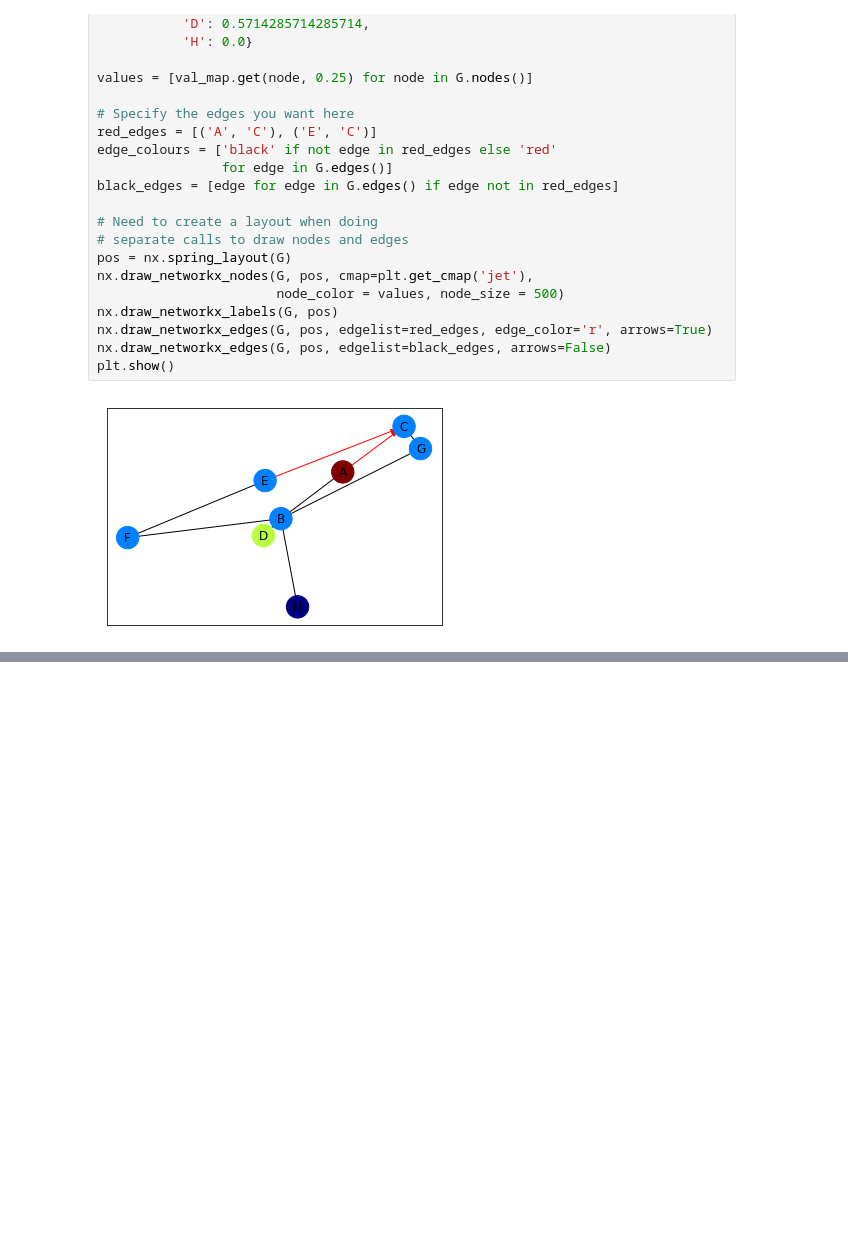
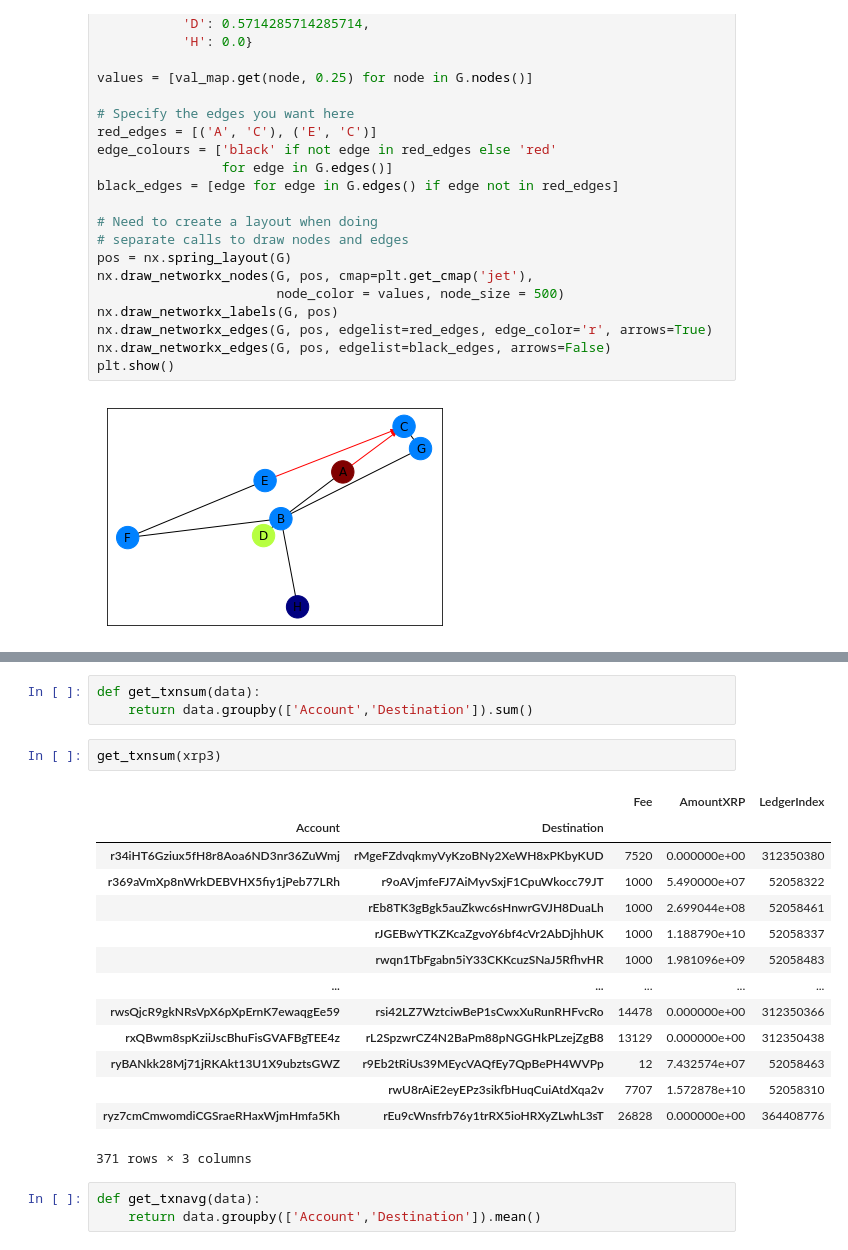
Before and after one commit to ravibhandia/XRPLords, a Jupyter notebook: Test Python/Ravi_Workinprogress.ipynb, the cells around one changed output, grey strips where cells are left out. Drawn from its saved outputs; the diff is of its cells as text; blank space fills up the shorter version.

```diff
--- a/Test Python/Ravi_Workinprogress.ipynb
+++ b/Test Python/Ravi_Workinprogress.ipynb
@@ -274,0 +347,23 @@ plt.show()
+# %%
+def get_txnsum(data):
+    return data.groupby(['Account','Destination']).sum()
+# %%
+get_txnsum(xrp3)
+# %% [output]
+|  |  | Fee | AmountXRP | LedgerIndex |
+| Account | Destination |  |  |  |
+| r34iHT6Gziux5fH8r8Aoa6ND3nr36ZuWmj | rMgeFZdvqkmyVyKzoBNy2XeWH8xPKbyKUD | 7520 | 0.000000e+00 | 312350380 |
+| r369aVmXp8nWrkDEBVHX5fiy1jPeb77LRh | r9oAVjmfeFJ7AiMyvSxjF1CpuWkocc79JT | 1000 | 5.490000e+07 | 52058322 |
+|  | rEb8TK3gBgk5auZkwc6sHnwrGVJH8DuaLh | 1000 | 2.699044e+08 | 52058461 |
+|  | rJGEBwYTKZKcaZgvoY6bf4cVr2AbDjhhUK | 1000 | 1.188790e+10 | 52058337 |
+|  | rwqn1TbFgabn5iY33CKKcuzSNaJ5RfhvHR | 1000 | 1.981096e+09 | 52058483 |
+| ... | ... | ... | ... | ... |
+| rwsQjcR9gkNRsVpX6pXpErnK7ewaqgEe59 | rsi42LZ7WztciwBeP1sCwxXuRunRHFvcRo | 14478 | 0.000000e+00 | 312350366 |
+| rxQBwm8spKziiJscBhuFisGVAFBgTEE4z | rL2SpzwrCZ4N2BaPm88pNGGHkPLzejZgB8 | 13129 | 0.000000e+00 | 312350438 |
+| ryBANkk28Mj71jRKAkt13U1X9ubztsGWZ | r9Eb2tRiUs39MEycVAQfEy7QpBePH4WVPp | 12 | 7.432574e+07 | 52058463 |
+|  | rwU8rAiE2eyEPz3sikfbHuqCuiAtdXqa2v | 7707 | 1.572878e+10 | 52058310 |
+| ryz7cmCmwomdiCGSraeRHaxWjmHmfa5Kh | rEu9cWnsfrb76y1trRX5ioHRXyZLwhL3sT | 26828 | 0.000000e+00 | 364408776 |
+371 rows × 3 columns
+# %%
+def get_txnavg(data):
+    return data.groupby(['Account','Destination']).mean()
```
Also changed, not shown: parts of 17 cells of this notebook, 2 other files.
